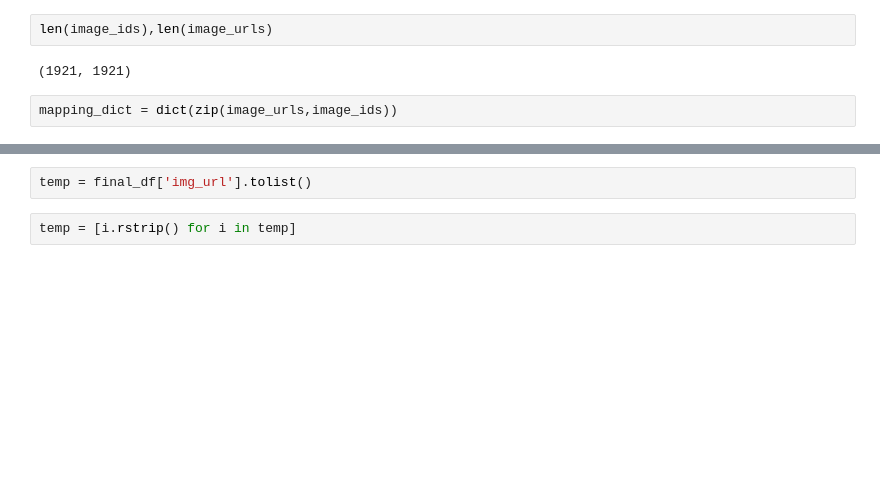
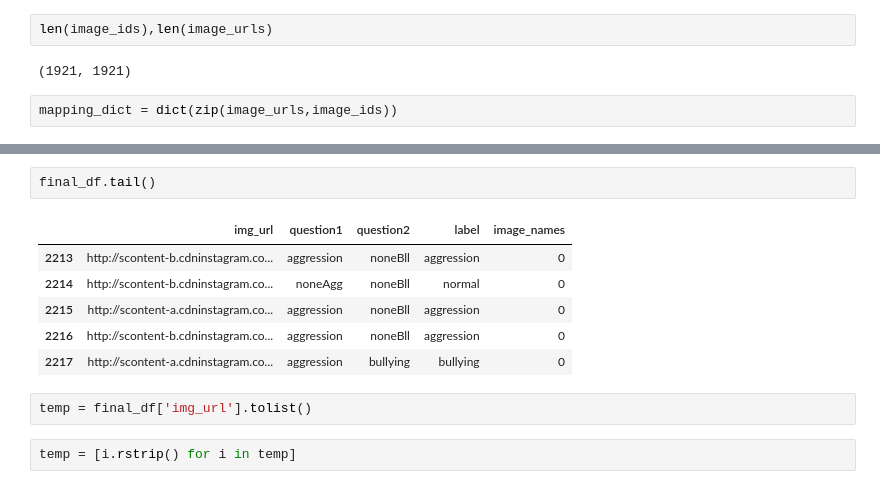
Before and after one commit to Hitkul/Analysis-of-Trolling-prone-images, a Jupyter notebook: dataset_analysis .ipynb, the cells around one changed output, grey strips where cells are left out. Drawn from its saved outputs; the diff is of its cells as text; blank space fills up the shorter version.

```diff
--- a/dataset_analysis .ipynb
+++ b/dataset_analysis .ipynb
@@ -272,3 +248,12 @@ http://scontent-a.cdninstagram.com/hphotos-xpa1/t51.2885-15/10475062_14477390588
+# %%
+final_df.tail()
+# %% [output]
+|  | img_url | question1 | question2 | label | image_names |
+| 2213 | http://scontent-b.cdninstagram.co... | aggression | noneBll | aggression | 0 |
+| 2214 | http://scontent-b.cdninstagram.co... | noneAgg | noneBll | normal | 0 |
+| 2215 | http://scontent-a.cdninstagram.co... | aggression | noneBll | aggression | 0 |
+| 2216 | http://scontent-b.cdninstagram.co... | aggression | noneBll | aggression | 0 |
+| 2217 | http://scontent-a.cdninstagram.co... | aggression | bullying | bullying | 0 |
 # %%
 temp = final_df['img_url'].tolist()
 # %%
```
Also changed, not shown: parts of 27 cells of this notebook.
